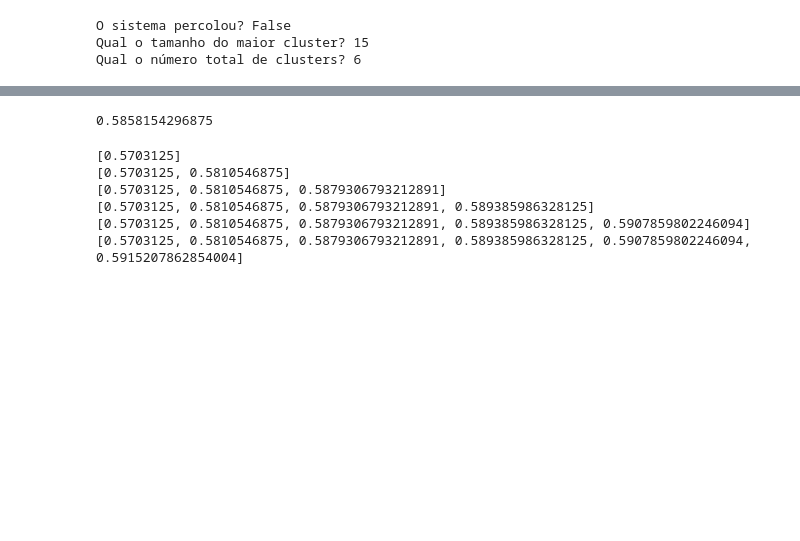
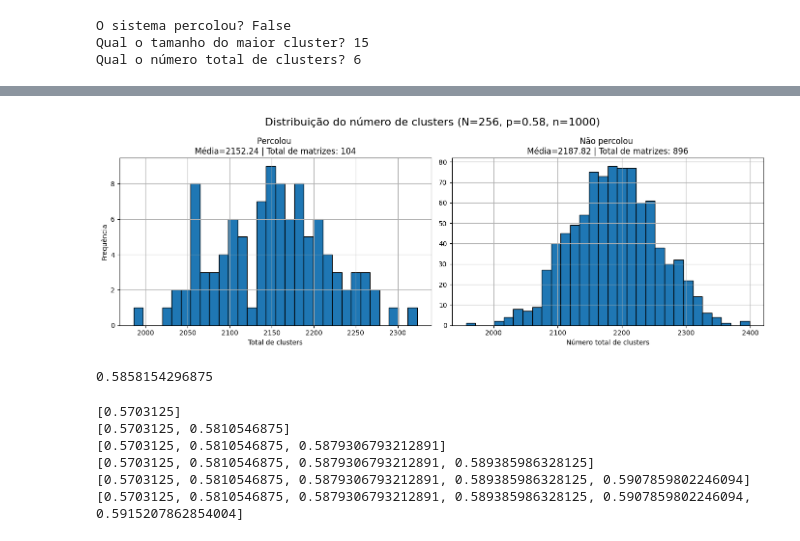
Before and after one commit to nicolassantm/projeto-percolacao-progestat, a Jupyter notebook: prototipo_scipy_ndimage.ipynb, the cells around one changed output, grey strips where cells are left out. Drawn from its saved outputs; the diff is of its cells as text; code cells hidden in the pictures; blank space fills up the shorter version.

```diff
--- a/prototipo_scipy_ndimage.ipynb
+++ b/prototipo_scipy_ndimage.ipynb
@@ -168,3 +123,34 @@ grafico_total_clusters(256, 0.58, 1000)
+# %%
+np.random.seed(42)
+
+def grafico_num_clusters(N, p, n):
+  '''Os parâmetros são os mesmos da função media_cluster(N, p, n).
+  Gera dois gráficos comparativos com as métricas dos sistemas/matrizes que percolam e que não percolam, comparando a distribuição do total de clusters'''
+  dados = metricas_cluster(N, p, n)
+  tam_cluster_percola, tam_cluster_nao_percola, prob_percolar, prob_nao_percolar, media_tam_percola, media_tam_nao_percola, total_percola, total_nao_percola, num_cluster_percola, num_cluster_nao_percola, media_num_percola, media_num_nao_percola = dados
+
+  fig, axes = plt.subplots(1, 2, figsize=(14, 5))
+
+  # Histograma percolação
+  axes[0].hist(num_cluster_percola, bins=30, edgecolor='black')
+  axes[0].set_title(f"Percolou \nMédia={media_num_percola:.2f} | Total de matrizes: {total_percola}")
+  axes[0].set_xlabel("Total de clusters")
+  axes[0].set_ylabel("Frequência")
+  axes[0].grid(True)
+
+  # Histograma NÃO percolação
+  axes[1].hist(num_cluster_nao_percola, bins=30, edgecolor='black')
+  axes[1].set_title(f"Não percolou \nMédia={media_num_nao_percola:.2f} | Total de matrizes: {total_nao_percola}")
+  axes[1].set_xlabel("Número total de clusters")
+  axes[1].grid(True)
+
+  plt.suptitle(f"Distribuição do número de clusters (N={N}, p={p}, n={n})", fontsize=16)
+  plt.tight_layout()
+  plt.show()
+
+grafico_num_clusters(256, 0.58, 1000)
+# %% [output]
+[figure, added]
 # %%
 np.random.seed(42)
 erro = 0.01
```
Also changed, not shown: parts of 5 cells of this notebook.
